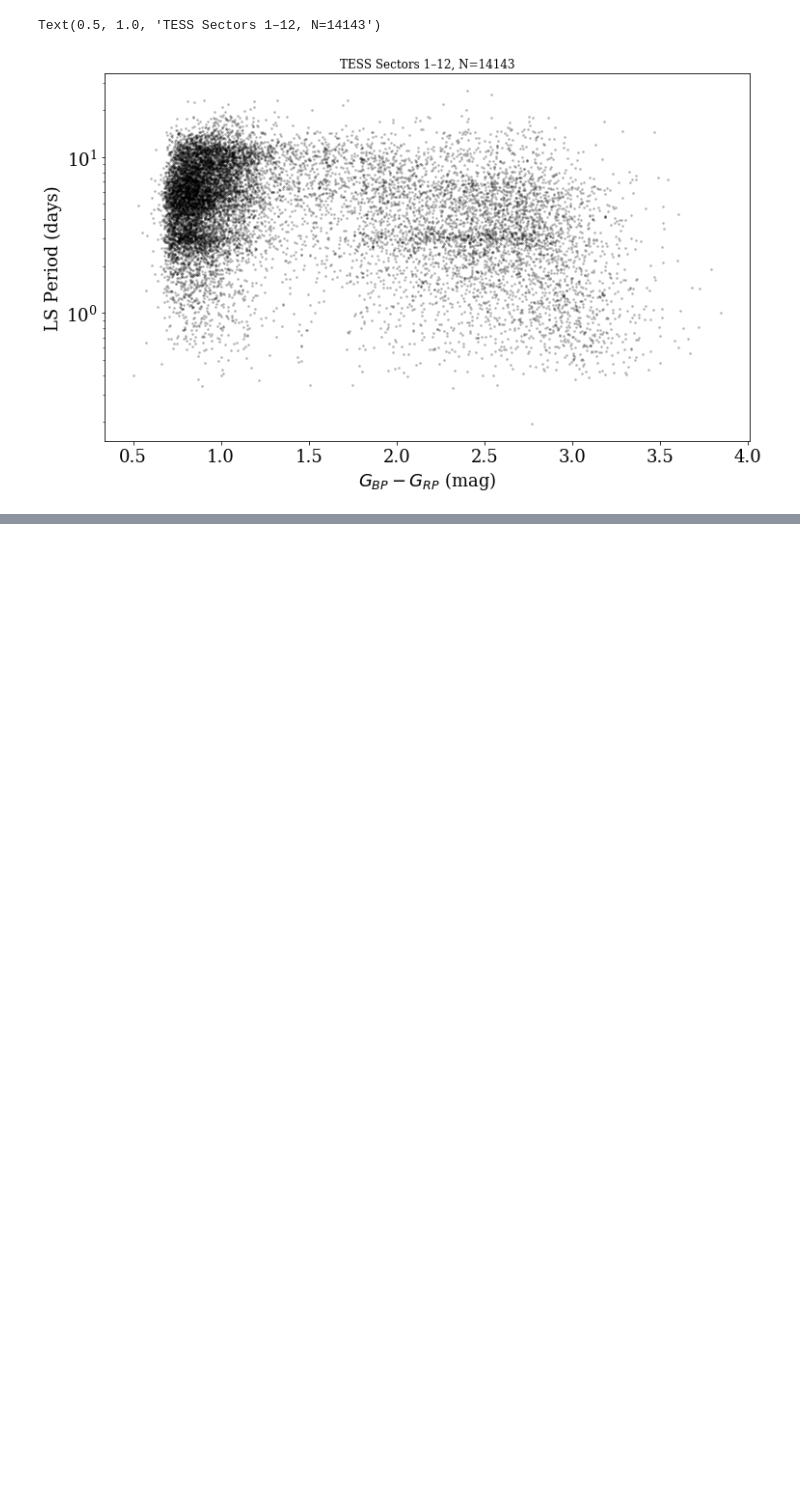
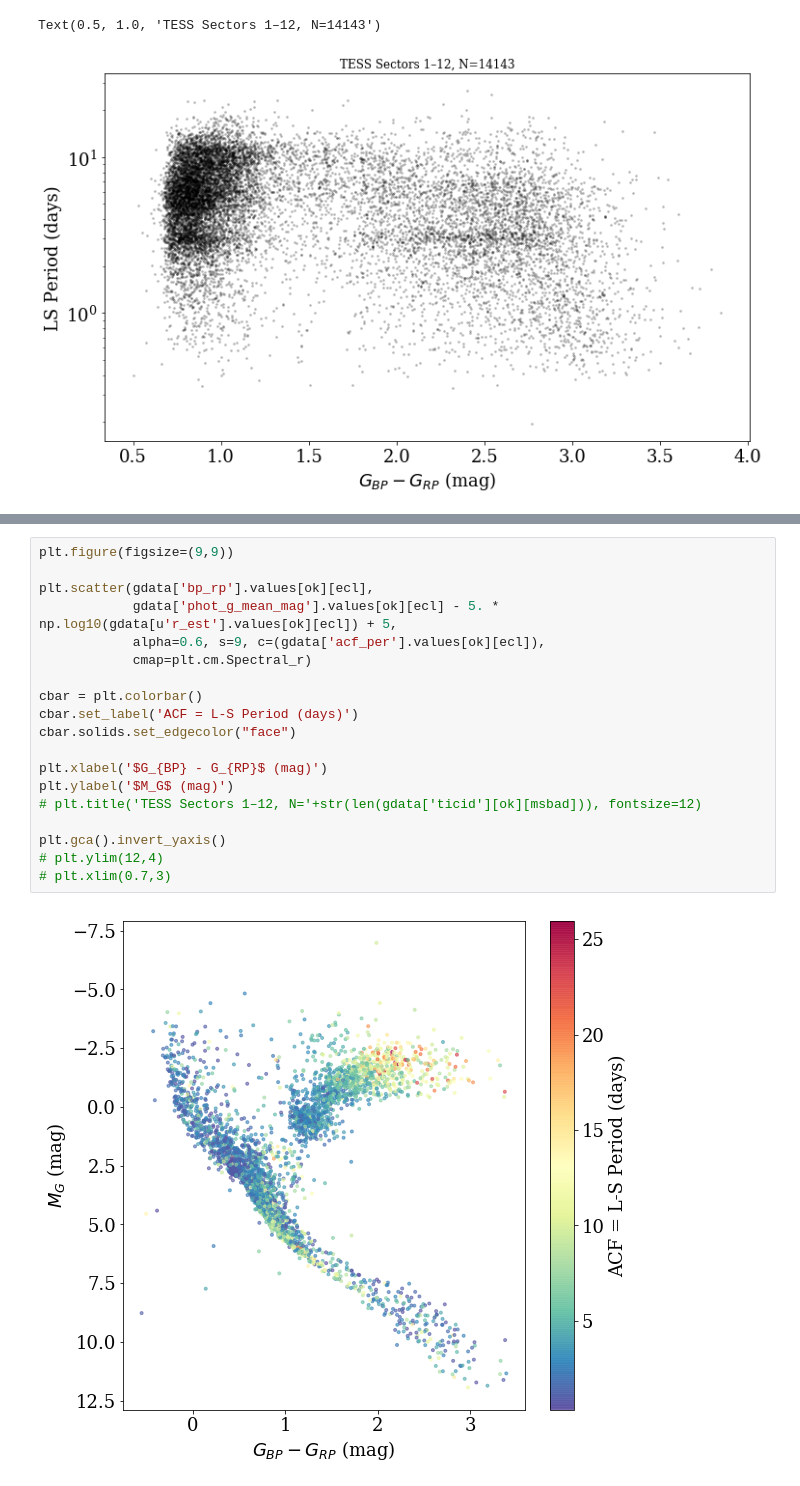
Before and after one commit to jradavenport/helloTESS, a Jupyter notebook: notebooks/rotation.ipynb, the cells around one changed output, grey strips where cells are left out. Saved outputs shown, nothing was run; the diff lists cells and outputs as text; blank space fills up the shorter version.

```diff
--- a/notebooks/rotation.ipynb
+++ b/notebooks/rotation.ipynb
@@ -168,0 +256,21 @@ Text(0.5, 1.0, 'TESS Sectors 1–12, N=14143')
+# %%
+plt.figure(figsize=(9,9))
+
+plt.scatter(gdata['bp_rp'].values[ok][ecl],
+            gdata['phot_g_mean_mag'].values[ok][ecl] - 5. * np.log10(gdata[u'r_est'].values[ok][ecl]) + 5,
+            alpha=0.6, s=9, c=(gdata['acf_per'].values[ok][ecl]),
+            cmap=plt.cm.Spectral_r)
+
+cbar = plt.colorbar()
+cbar.set_label('ACF = L-S Period (days)')
+cbar.solids.set_edgecolor("face")
+
+plt.xlabel('$G_{BP} - G_{RP}$ (mag)')
+plt.ylabel('$M_G$ (mag)')
+# plt.title('TESS Sectors 1–12, N='+str(len(gdata['ticid'][ok][msbad])), fontsize=12)
+
+plt.gca().invert_yaxis()
+# plt.ylim(12,4)
+# plt.xlim(0.7,3)
+# %% [output]
+[figure, added]
```
Also changed, not shown: parts of 6 cells of this notebook.
